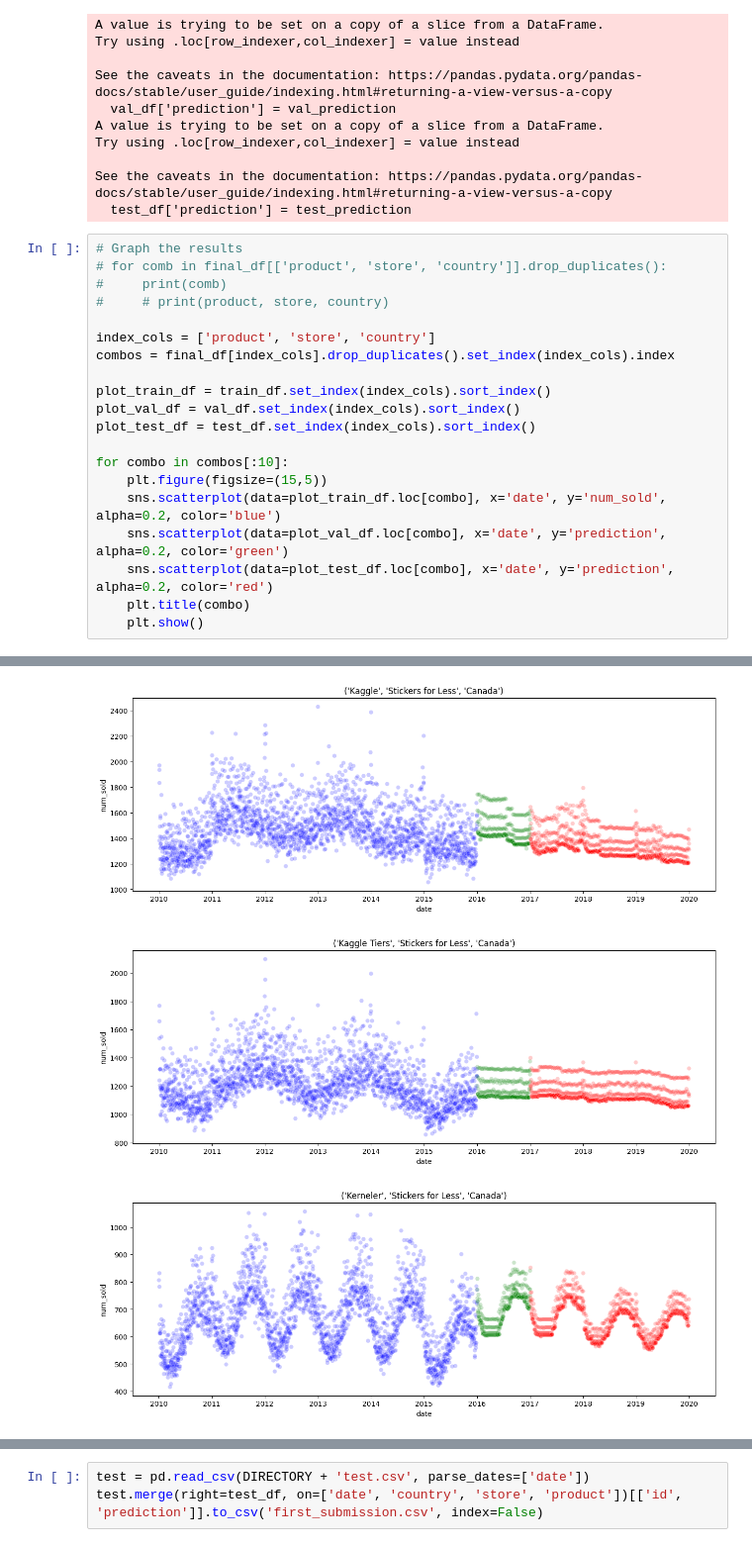
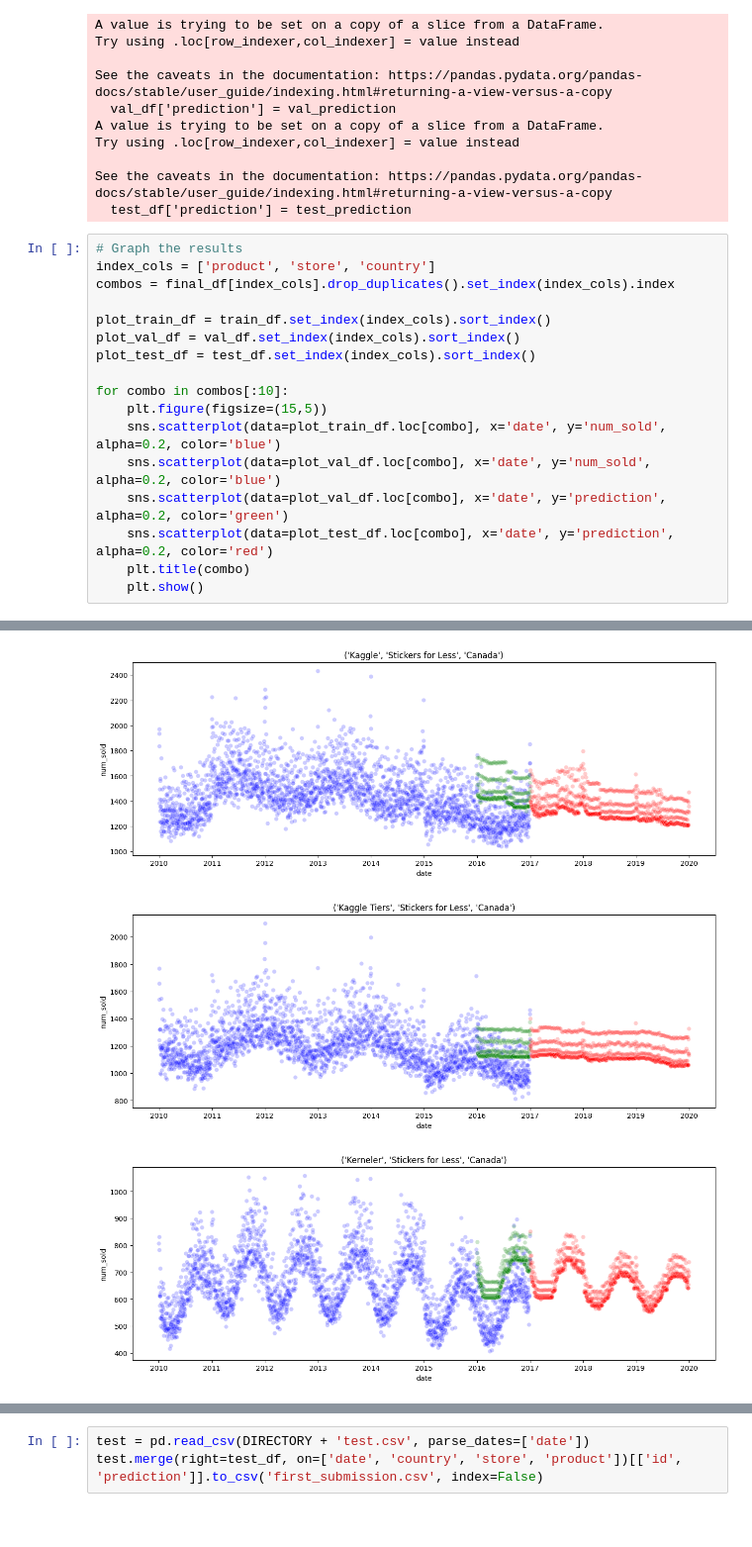
Before and after one commit to akhilkammila/sticker-sales, a Jupyter notebook: lgbm.ipynb, the cells around one changed output, grey strips where cells are left out. Shown at 99% size. Cells and saved outputs as stored; diff of their text form.

```diff
--- a/lgbm.ipynb
+++ b/lgbm.ipynb
@@ -194,10 +194,6 @@ See the caveats in the documentation: https://pandas.pydata.org/pandas-docs/stab
   test_df['prediction'] = test_prediction
 # %%
 # Graph the results
-# for comb in final_df[['product', 'store', 'country']].drop_duplicates():
-#     print(comb)
-#     # print(product, store, country)
-
 index_cols = ['product', 'store', 'country']
 combos = final_df[index_cols].drop_duplicates().set_index(index_cols).index
 
@@ -208,6 +204,7 @@ plot_test_df = test_df.set_index(index_cols).sort_index()
 for combo in combos[:10]:
     plt.figure(figsize=(15,5))
     sns.scatterplot(data=plot_train_df.loc[combo], x='date', y='num_sold', alpha=0.2, color='blue')
+    sns.scatterplot(data=plot_val_df.loc[combo], x='date', y='num_sold', alpha=0.2, color='blue')
     sns.scatterplot(data=plot_val_df.loc[combo], x='date', y='prediction', alpha=0.2, color='green')
     sns.scatterplot(data=plot_test_df.loc[combo], x='date', y='prediction', alpha=0.2, color='red')
     plt.title(combo)
@@ -222,3 +219,3 @@ for combo in combos[:10]:
-[figure, old version]
+[figure, new version]
-[figure, old version]
+[figure, new version]
-[figure, old version]
+[figure, new version]
```
Also changed, not shown: parts of 1 cell of this notebook, 1 other file.
